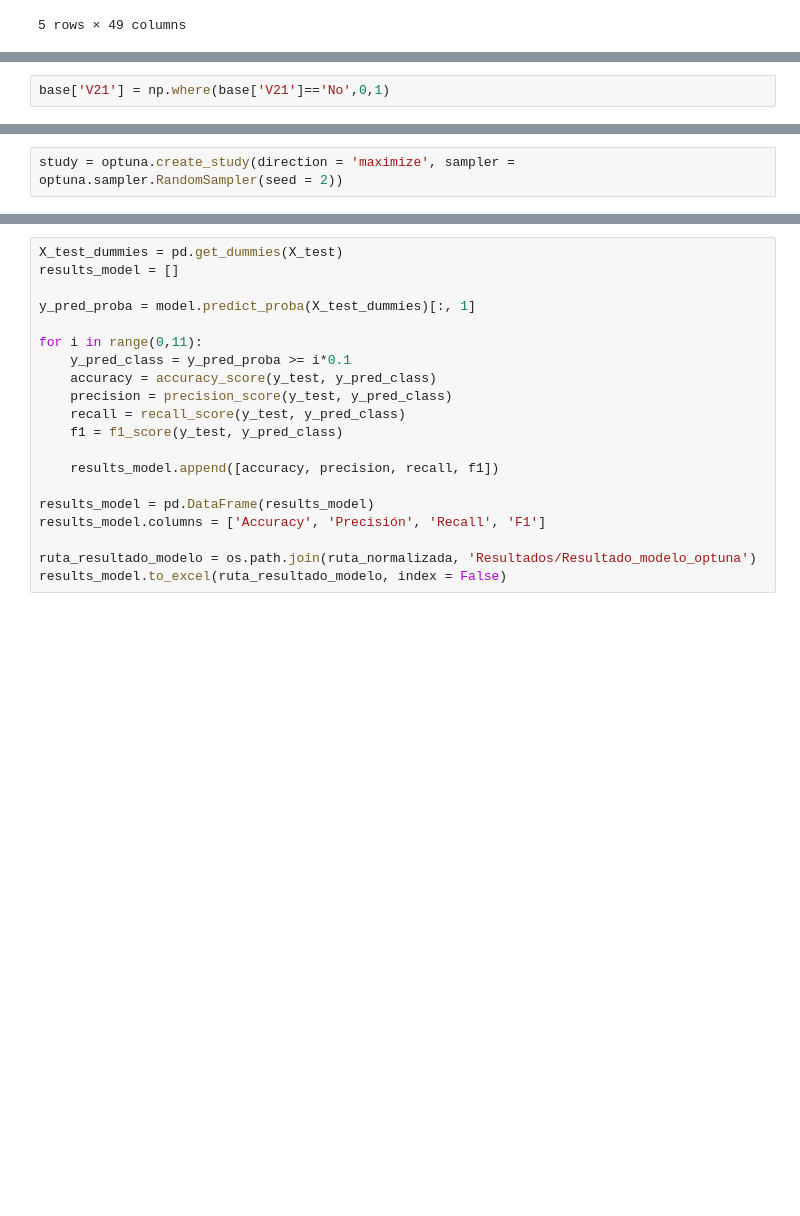
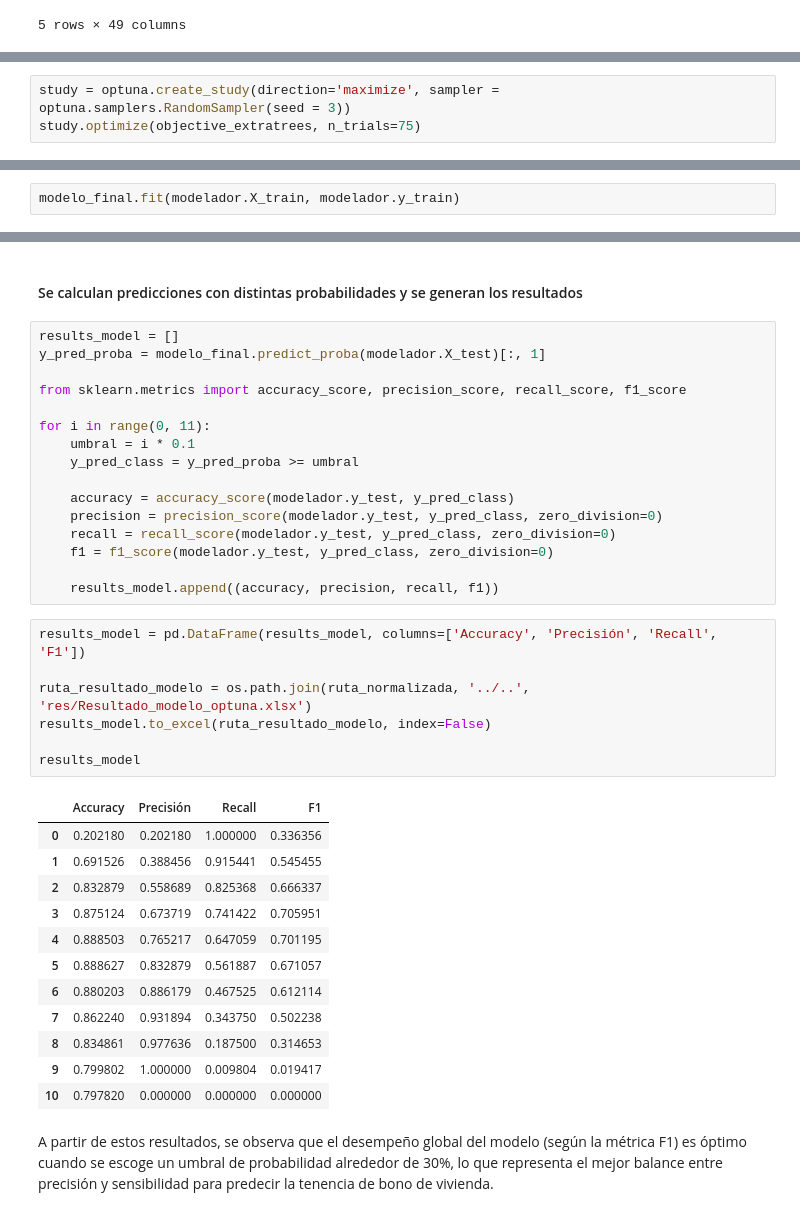
Before and after one commit to Jose-Carlos-Quintero/Proyecto_HPCD2, a Jupyter notebook: cod/Python/main.ipynb, the cells around one changed output, grey strips where cells are left out. Saved outputs shown, nothing was run; the diff lists cells and outputs as text; blank space fills up the shorter version.

Commit message:
feat: agregar codigo del modulo OptimizadorExtraTreesOptuna

```diff
--- a/cod/Python/main.ipynb
+++ b/cod/Python/main.ipynb
@@ -65,2 +91,0 @@ Test de normalidad de Kolmogorov
-# %%
-base['V21'] = np.where(base['V21']=='No',0,1)
@@ -170,2 +236,3 @@ def objective_tree(trial):
 # %%
-study = optuna.create_study(direction = 'maximize', sampler = optuna.sampler.RandomSampler(seed = 2))
+study = optuna.create_study(direction='maximize', sampler = optuna.samplers.RandomSampler(seed = 3))
+study.optimize(objective_extratrees, n_trials=75)
@@ -185,0 +281,2 @@ model = DecisionTreeClassifier(
+# %%
+modelo_final.fit(modelador.X_train, modelador.y_train)
@@ -186,20 +301,40 @@ model = DecisionTreeClassifier(
+# %% [markdown]
+#### Se calculan predicciones con distintas probabilidades y se generan los resultados
 # %%
-X_test_dummies = pd.get_dummies(X_test)
 results_model = []
+y_pred_proba = modelo_final.predict_proba(modelador.X_test)[:, 1]
 
-y_pred_proba = model.predict_proba(X_test_dummies)[:, 1]
+from sklearn.metrics import accuracy_score, precision_score, recall_score, f1_score
 
-for i in range(0,11):
-    y_pred_class = y_pred_proba >= i*0.1
-    accuracy = accuracy_score(y_test, y_pred_class)
-    precision = precision_score(y_test, y_pred_class)
-    recall = recall_score(y_test, y_pred_class)
-    f1 = f1_score(y_test, y_pred_class)
+for i in range(0, 11):
+    umbral = i * 0.1
+    y_pred_class = y_pred_proba >= umbral
 
-    results_model.append([accuracy, precision, recall, f1])
+    accuracy = accuracy_score(modelador.y_test, y_pred_class)
+    precision = precision_score(modelador.y_test, y_pred_class, zero_division=0)
+    recall = recall_score(modelador.y_test, y_pred_class, zero_division=0)
+    f1 = f1_score(modelador.y_test, y_pred_class, zero_division=0)
 
-results_model = pd.DataFrame(results_model)
-results_model.columns = ['Accuracy', 'Precisión', 'Recall', 'F1']
-
-ruta_resultado_modelo = os.path.join(ruta_normalizada, 'Resultados/Resultado_modelo_optuna')
-results_model.to_excel(ruta_resultado_modelo, index = False)
+    results_model.append((accuracy, precision, recall, f1))
+# %%
+results_model = pd.DataFrame(results_model, columns=['Accuracy', 'Precisión', 'Recall', 'F1'])
+
+ruta_resultado_modelo = os.path.join(ruta_normalizada, '../..', 'res/Resultado_modelo_optuna.xlsx')
+results_model.to_excel(ruta_resultado_modelo, index=False)
+
+results_model
+# %% [output]
+|  | Accuracy | Precisión | Recall | F1 |
+| 0 | 0.202180 | 0.202180 | 1.000000 | 0.336356 |
+| 1 | 0.691526 | 0.388456 | 0.915441 | 0.545455 |
+| 2 | 0.832879 | 0.558689 | 0.825368 | 0.666337 |
+| 3 | 0.875124 | 0.673719 | 0.741422 | 0.705951 |
+| 4 | 0.888503 | 0.765217 | 0.647059 | 0.701195 |
+| 5 | 0.888627 | 0.832879 | 0.561887 | 0.671057 |
+| 6 | 0.880203 | 0.886179 | 0.467525 | 0.612114 |
+| 7 | 0.862240 | 0.931894 | 0.343750 | 0.502238 |
+| 8 | 0.834861 | 0.977636 | 0.187500 | 0.314653 |
+| 9 | 0.799802 | 1.000000 | 0.009804 | 0.019417 |
+| 10 | 0.797820 | 0.000000 | 0.000000 | 0.000000 |
+# %% [markdown]
+A partir de estos resultados, se observa que el desempeño global del modelo (según la métrica F1) es óptimo cuando se escoge un umbral de probabilidad alrededor de 30%, lo que representa el mejor balance entre precisión y sensibilidad para predecir la tenencia de bono de vivienda.
```
Also changed, not shown: parts of 29 cells of this notebook.
